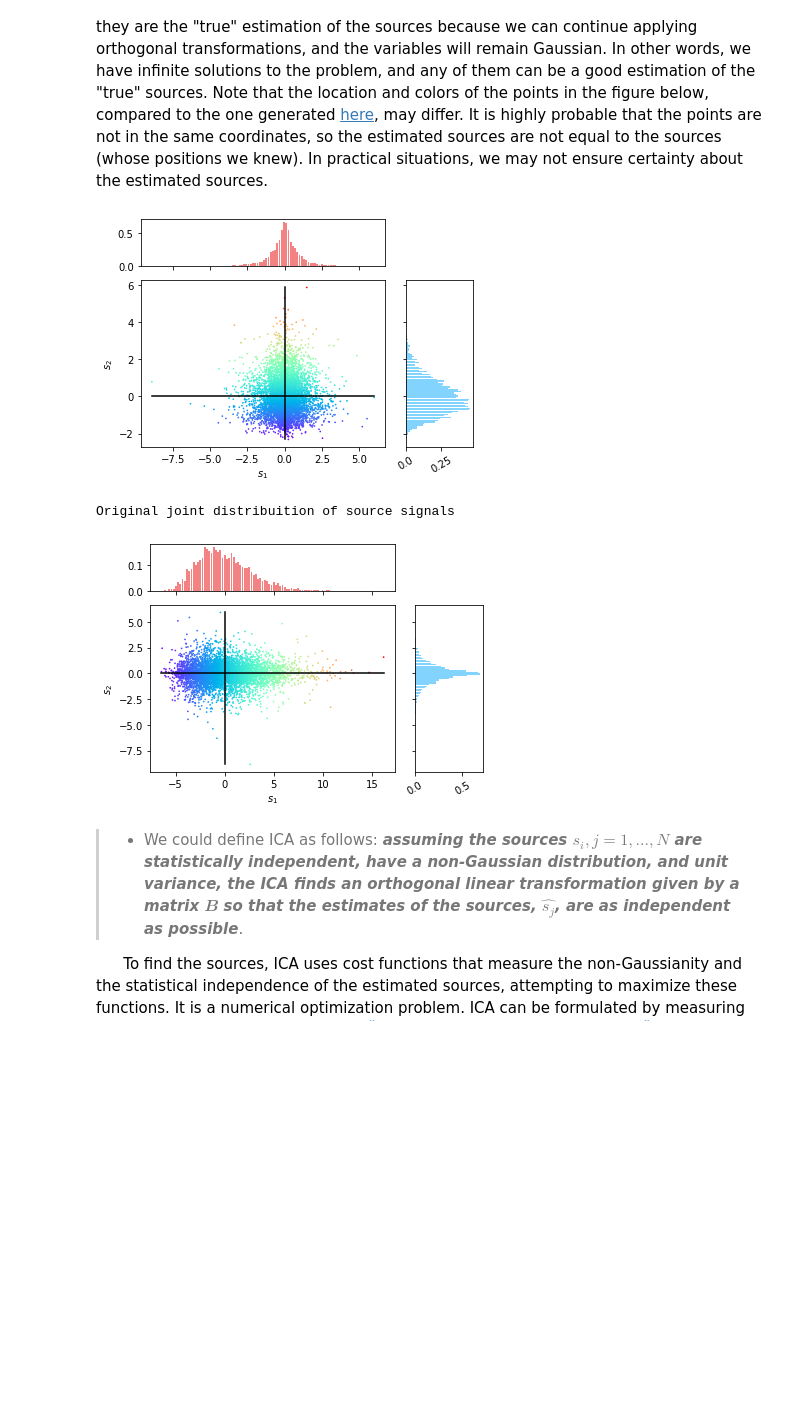
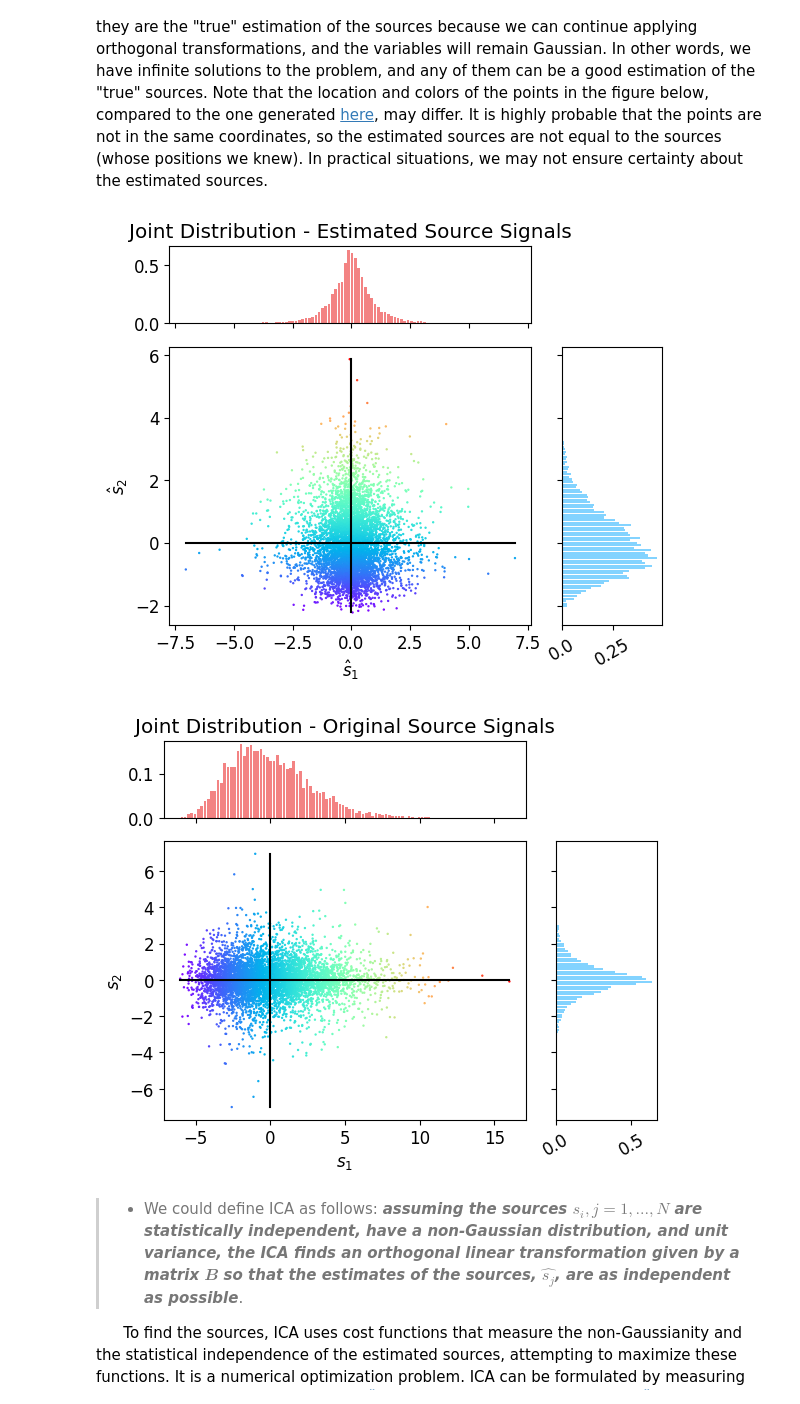
Before and after one commit to MateusASchneiderCastilhos/EMG_Crosstalk_Decomposition_Workshop, a Jupyter notebook: EMG_Crosstalk_Decomposition_Workshop.ipynb, the cells around one changed output. Saved outputs shown, nothing was run; the diff lists cells and outputs as text; code cells hidden in the pictures; blank space fills up the shorter version.

```diff
--- a/EMG_Crosstalk_Decomposition_Workshop.ipynb
+++ b/EMG_Crosstalk_Decomposition_Workshop.ipynb
@@ -239,22 +245,20 @@ def function_name(argument_1, argument_2):
 # %%
 # Show the ICA effect on the graph
 
 # Computing the separaion matrix
-B = content.fastICA(x_white, M = 2, max_iter = 50, Tolx = 0.0001, cost = 3)
+B = decW.fastICA(x_white, M = 2, max_iter = 50, Tolx = 0.0001, cost = 3)
 
 # Estimating the independent components (the sources)
 s_est = np.dot(B.T, x_white)
 
-# Plotting the estimated sources
-int('\nJoint distribution of estimated source signals')
-content.plot_sources_and_observations(s_est[0,:], s_est[1,:])
+# Plotting joint distribution of the estimated source signals
+decW.plot_sources_and_observations(s_est[0,:], s_est[1,:], "Joint Distribution - Estimated Source Signals", "estimated sources")
 
-print('\nOriginal joint distribution of source signals')
-content.plot_sources_and_observations(s1, s2, "sources")
+# Plotting joint distribution of the original source signals
+decW.plot_sources_and_observations(s1, s2, "Joint Distribution - Original Source Signals", "sources")
 # %% [output]
-[figure, old version]
+[figure, new version]
-Original joint distribuition of source signals
-[figure, old version]
+[figure, new version]
 # %% [markdown]
 > * We could define ICA as follows: _**assuming the sources $s_i, j=1,...,N$ are statistically independent, have a non-Gaussian distribution, and unit variance, the ICA finds an orthogonal linear transformation given by a matrix $𝑩$ so that the estimates of the sources, $\widehat{s_j}$, are as independent as possible**_.
 
```
Also changed, not shown: parts of 12 cells of this notebook.
